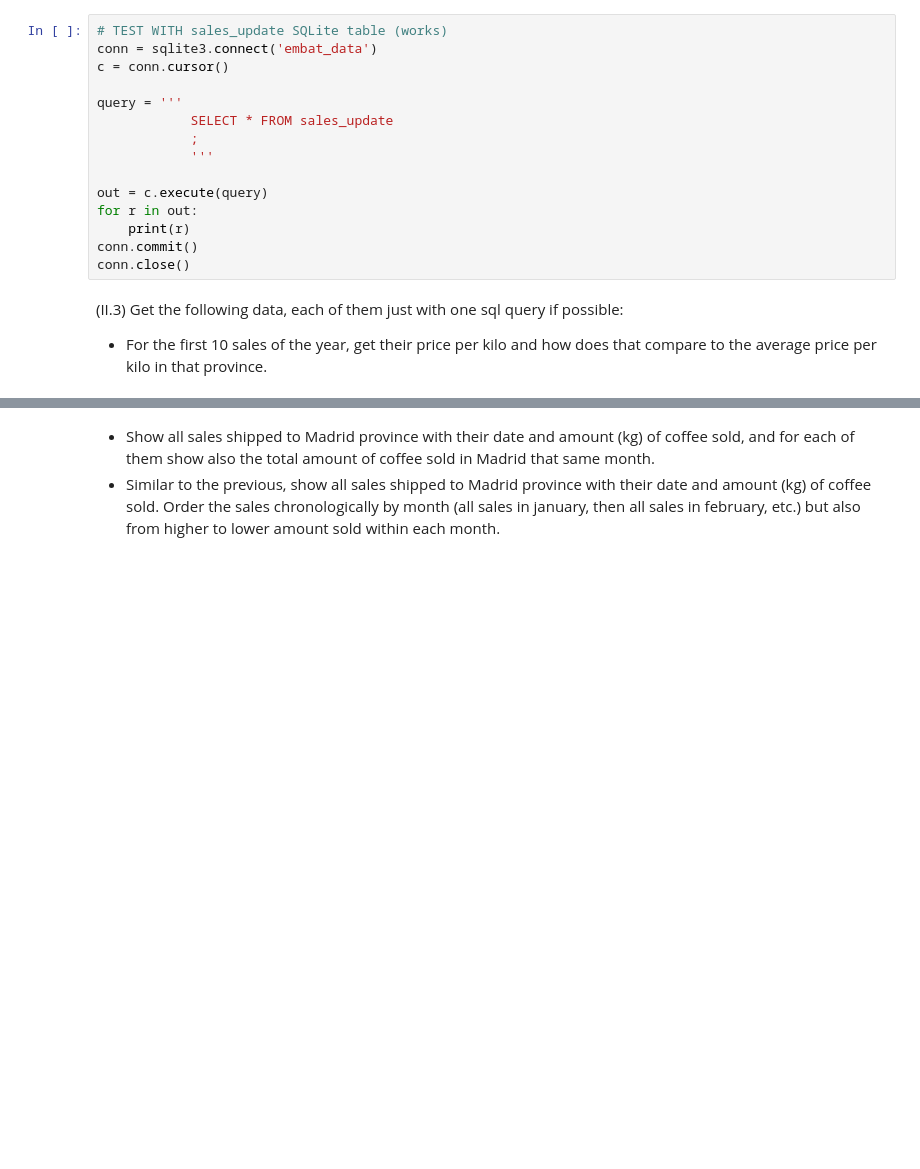
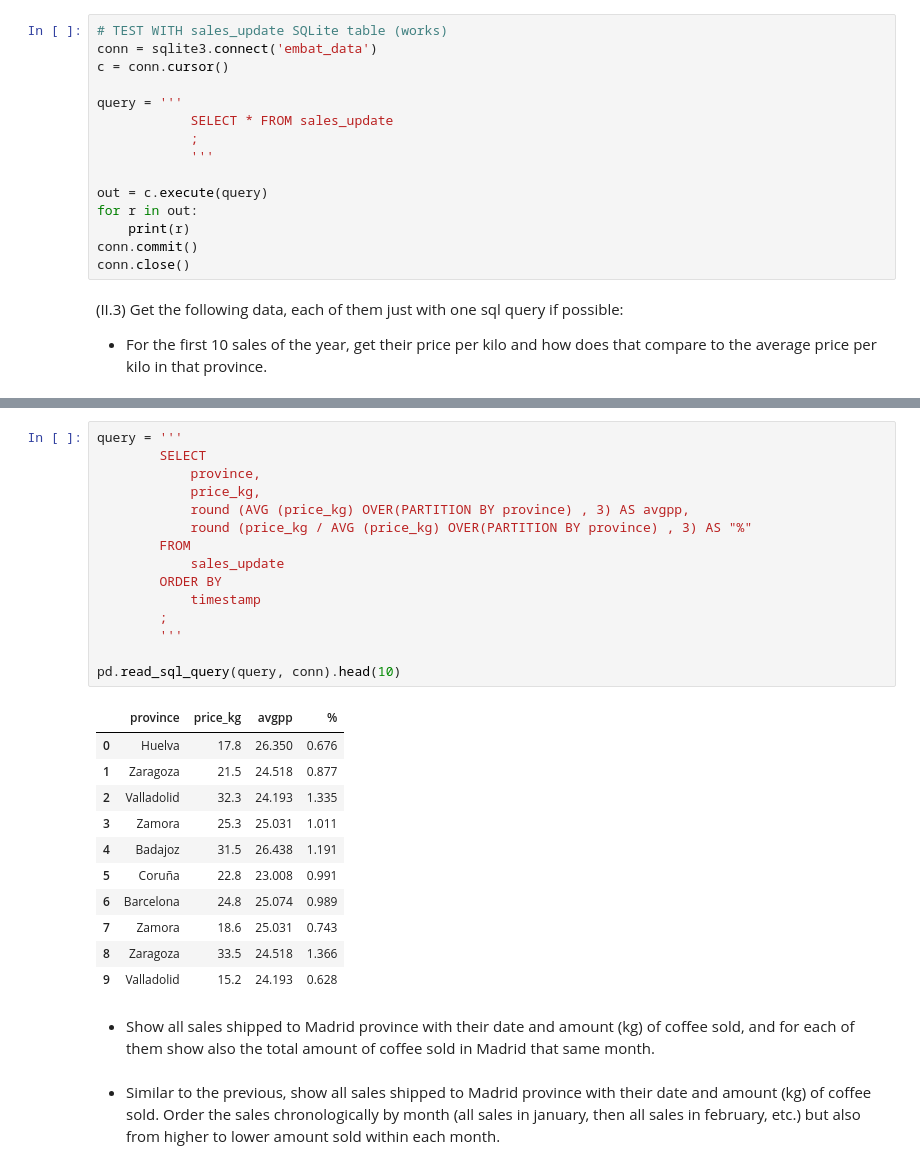
Before and after one commit to guille-ds/DataCleaning-Analysis-Python-SQL, a Jupyter notebook: answers-1.ipynb, the cells around one changed output, grey strips where cells are left out. Drawn from its saved outputs; the diff is of its cells as text; blank space fills up the shorter version.

```diff
--- a/answers-1.ipynb
+++ b/answers-1.ipynb
@@ -911,7 +901,36 @@ pd.read_sql_query(query, conn)
 | 992 | 992 | Willa | Mueller | Calle G, nº 244 | 14018 | Carpio, El | Córdoba | 2022-04-22 00:52:59 | 5 | 1.25 | ... |
 | 993 | 993 | Wyoming | Campos | Calle G, nº 114 | 22162 | Novales | Huesca | 2022-12-27 15:39:02 | 5 | 3.00 | ... |
 994 rows × 12 columns
+# %%
+query = '''
+        SELECT
+            province,
+            price_kg,
+            round (AVG (price_kg) OVER(PARTITION BY province) , 3) AS avgpp,
+            round (price_kg / AVG (price_kg) OVER(PARTITION BY province) , 3) AS "%"
+        FROM
+            sales_update
+        ORDER BY
+            timestamp
+        ;
+        '''
+
+pd.read_sql_query(query, conn).head(10)
+# %% [output]
+|  | province | price_kg | avgpp | % |
+| 0 | Huelva | 17.8 | 26.350 | 0.676 |
+| 1 | Zaragoza | 21.5 | 24.518 | 0.877 |
+| 2 | Valladolid | 32.3 | 24.193 | 1.335 |
+| 3 | Zamora | 25.3 | 25.031 | 1.011 |
+| 4 | Badajoz | 31.5 | 26.438 | 1.191 |
+| 5 | Coruña | 22.8 | 23.008 | 0.991 |
+| 6 | Barcelona | 24.8 | 25.074 | 0.989 |
+| 7 | Zamora | 18.6 | 25.031 | 0.743 |
+| 8 | Zaragoza | 33.5 | 24.518 | 1.366 |
+| 9 | Valladolid | 15.2 | 24.193 | 0.628 |
+# %% [markdown]
+
+* Show all sales shipped to Madrid province with their date and amount (kg) of coffee sold, and for each of them show also the total amount of coffee sold in Madrid that same month.
 # %% [markdown]
 
-* Show all sales shipped to Madrid province with their date and amount (kg) of coffee sold, and for each of them show also the total amount of coffee sold in Madrid that same month.
 * Similar to the previous, show all sales shipped to Madrid province with their date and amount (kg) of coffee sold. Order the sales chronologically by month (all sales in january, then all sales in february, etc.) but also from higher to lower amount sold within each month.
```
Also changed, not shown: parts of 3 cells of this notebook.
